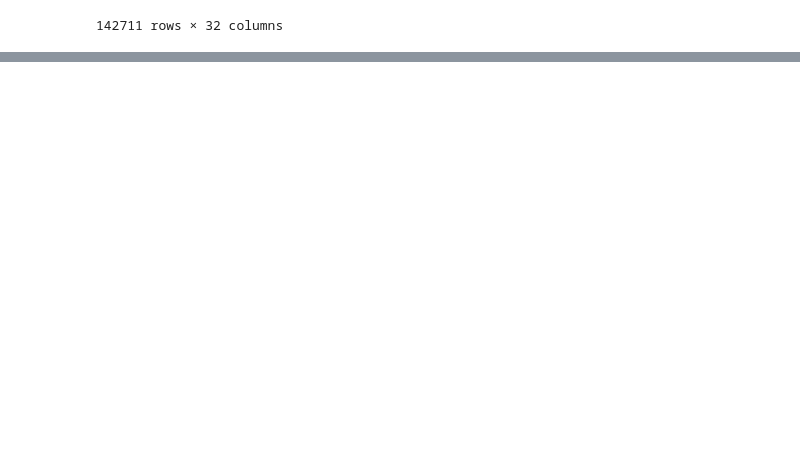
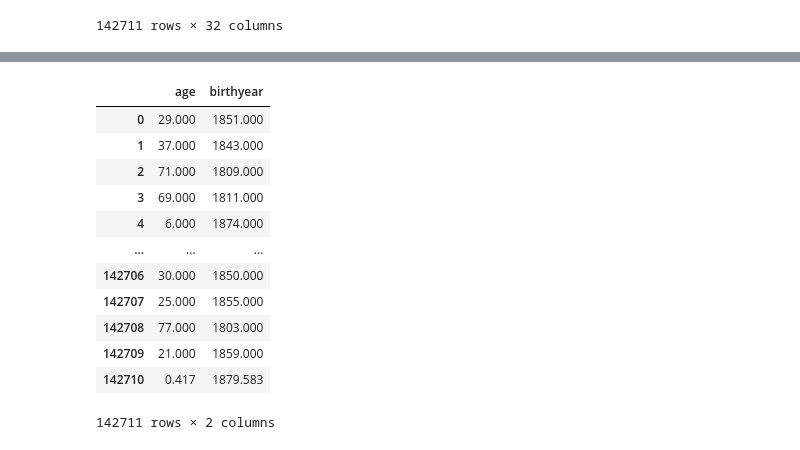
Before and after one commit to jwaldridgeIV/aldridge-sp25-data-materials, a Jupyter notebook: week-08/aldridge-pandas-3.ipynb, the cells around one changed output, grey strips where cells are left out. Drawn from its saved outputs; the diff is of its cells as text; code cells hidden in the pictures; blank space fills up the shorter version.

```diff
--- a/week-08/aldridge-pandas-3.ipynb
+++ b/week-08/aldridge-pandas-3.ipynb
@@ -51,4 +51,4 @@ utah_df
 # %% [markdown]
 Replace the NaN values in the occupation column with the string: Unknown.
 # %%
-if
+utah_df['occupation'] = utah_df['occupation'].fillna("Unknown")
@@ -93,0 +114,6 @@ utah_df
+# %%
+def birthyear_calc(current_age):
+    birthyear = 1880 - current_age
+    return birthyear
+
+birthyear_calc(40)
@@ -93,0 +124,3 @@ utah_df
+# %%
+utah_df["birthyear"] = utah_df["age"]
+utah_df
@@ -93,0 +147,18 @@ utah_df
+# %%
+utah_df['birthyear'] = utah_df['birthyear'].apply(birthyear_calc)
+# %%
+utah_df[['age', 'birthyear']]
+# %% [output]
+|  | age | birthyear |
+| 0 | 29.000 | 1851.000 |
+| 1 | 37.000 | 1843.000 |
+| 2 | 71.000 | 1809.000 |
+| 3 | 69.000 | 1811.000 |
+| 4 | 6.000 | 1874.000 |
+| ... | ... | ... |
+| 142706 | 30.000 | 1850.000 |
+| 142707 | 25.000 | 1855.000 |
+| 142708 | 77.000 | 1803.000 |
+| 142709 | 21.000 | 1859.000 |
+| 142710 | 0.417 | 1879.583 |
+142711 rows × 2 columns
```
Also changed, not shown: parts of 13 cells of this notebook, 2 other files.
